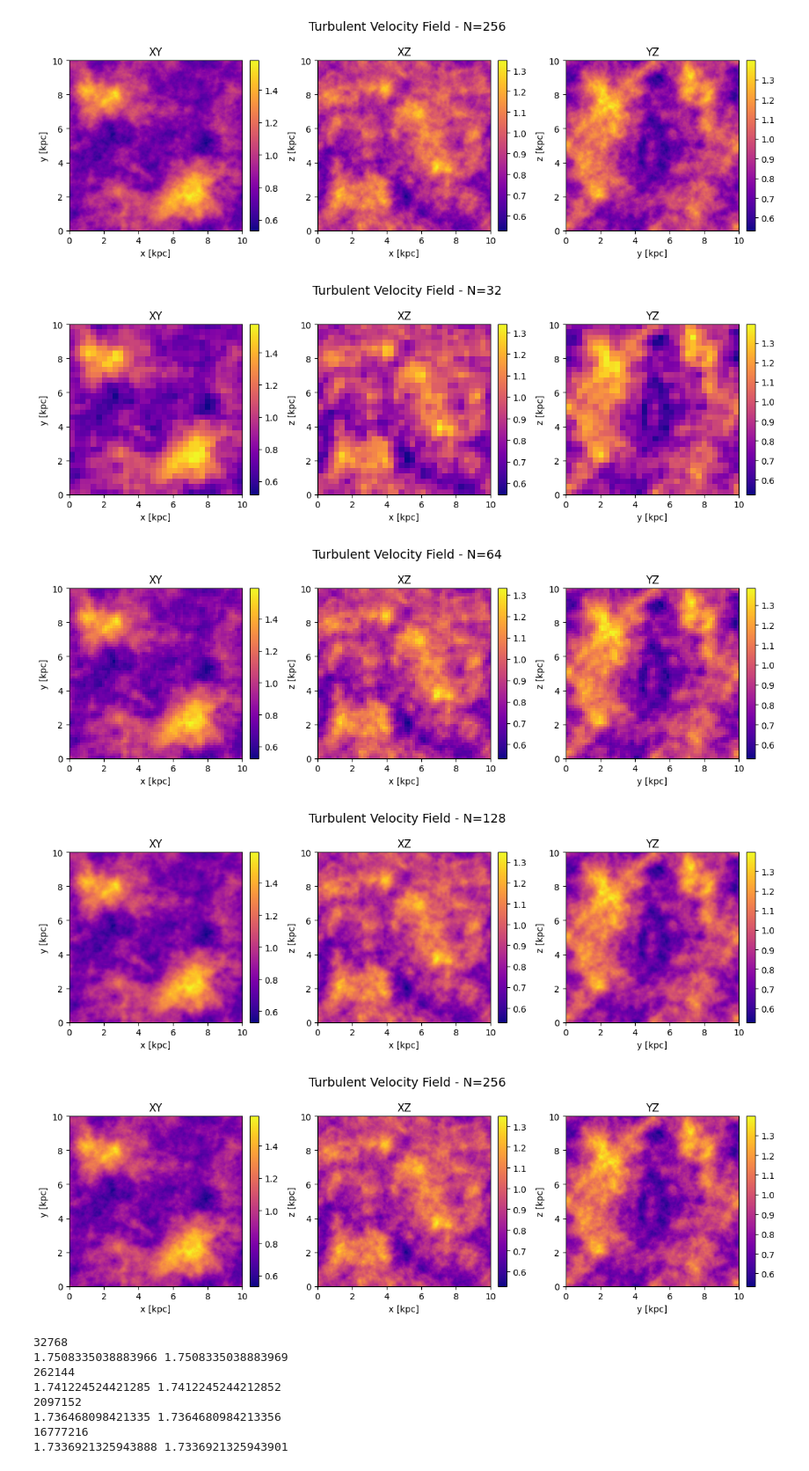
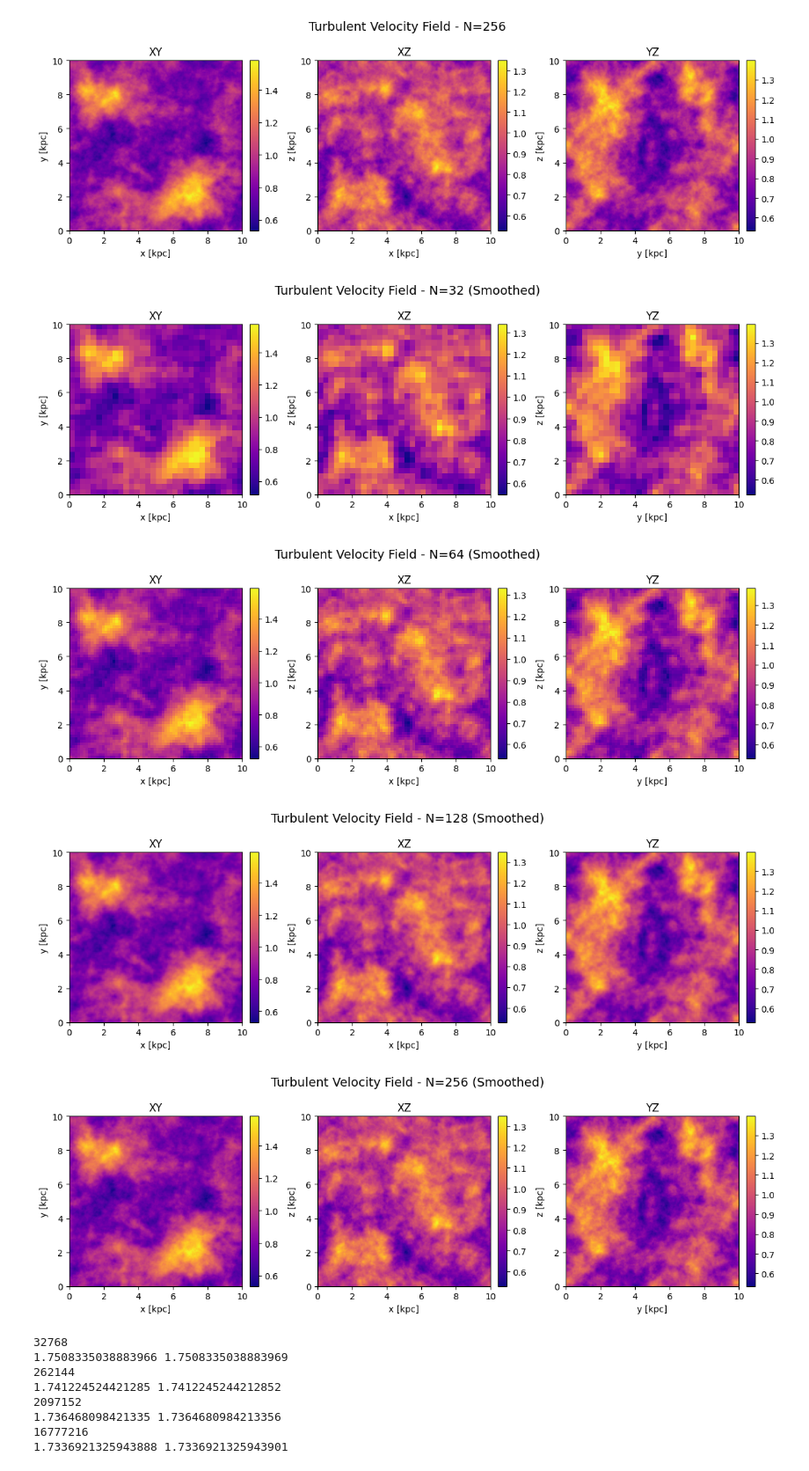
Before and after one commit to doctorcbpower/pyturb, a Jupyter notebook: notebooks/turbulence.ipynb, the cells around one changed output. Shown at 88% size. Drawn from its saved outputs; the diff is of its cells as text; code cells hidden in the pictures.

```diff
--- a/notebooks/turbulence.ipynb
+++ b/notebooks/turbulence.ipynb
@@ -54,15 +54,15 @@ fig, axes = gt.plot_3d_projections(vel_field[3], grid_limits, mode='projection',
 [figure]
 [figure]
 # %%
-fig, axes = gt.plot_3d_projections(vel_field_smooth[0], grid_limits, mode='projection', slice_width=3, projection='mean', cmap='plasma', units='kpc', title="Turbulent Velocity Field - N=32")
-fig, axes = gt.plot_3d_projections(vel_field_smooth[1], grid_limits, mode='projection', slice_width=3, projection='mean', cmap='plasma', units='kpc', title="Turbulent Velocity Field - N=64")
-fig, axes = gt.plot_3d_projections(vel_field_smooth[2], grid_limits, mode='projection', slice_width=3, projection='mean', cmap='plasma', units='kpc', title="Turbulent Velocity Field - N=128")
-fig, axes = gt.plot_3d_projections(vel_field_smooth[3], grid_limits, mode='projection', slice_width=3, projection='mean', cmap='plasma', units='kpc', title="Turbulent Velocity Field - N=256")
+fig, axes = gt.plot_3d_projections(vel_field_smooth[0], grid_limits, mode='projection', slice_width=3, projection='mean', cmap='plasma', units='kpc', title="Turbulent Velocity Field - N=32 (Smoothed)")
+fig, axes = gt.plot_3d_projections(vel_field_smooth[1], grid_limits, mode='projection', slice_width=3, projection='mean', cmap='plasma', units='kpc', title="Turbulent Velocity Field - N=64 (Smoothed)")
+fig, axes = gt.plot_3d_projections(vel_field_smooth[2], grid_limits, mode='projection', slice_width=3, projection='mean', cmap='plasma', units='kpc', title="Turbulent Velocity Field - N=128 (Smoothed)")
+fig, axes = gt.plot_3d_projections(vel_field_smooth[3], grid_limits, mode='projection', slice_width=3, projection='mean', cmap='plasma', units='kpc', title="Turbulent Velocity Field - N=256 (Smoothed)")
 # %% [output]
-[figure, old version]
+[figure, new version]
-[figure, old version]
+[figure, new version]
-[figure, old version]
+[figure, new version]
-[figure, old version]
+[figure, new version]
 # %%
 # Compute for the velocity field generated by pyturb...
 k0,pk0,_=mturb.compute_power_spectrum(vel_field[0], box_size=turb.box_size, component='energy', method='radial')
```
Also changed, not shown: parts of 2 cells of this notebook, 1 other file.
